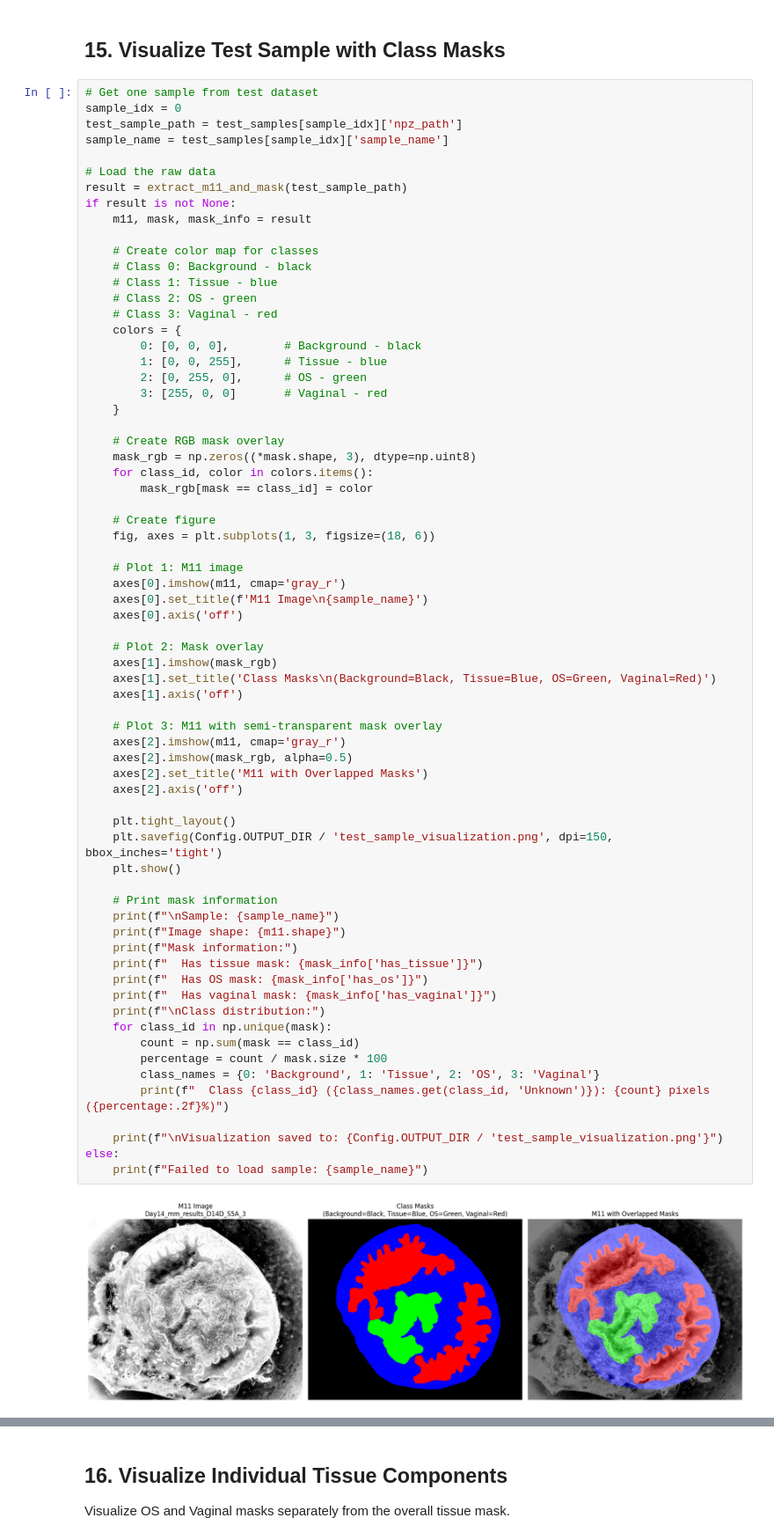
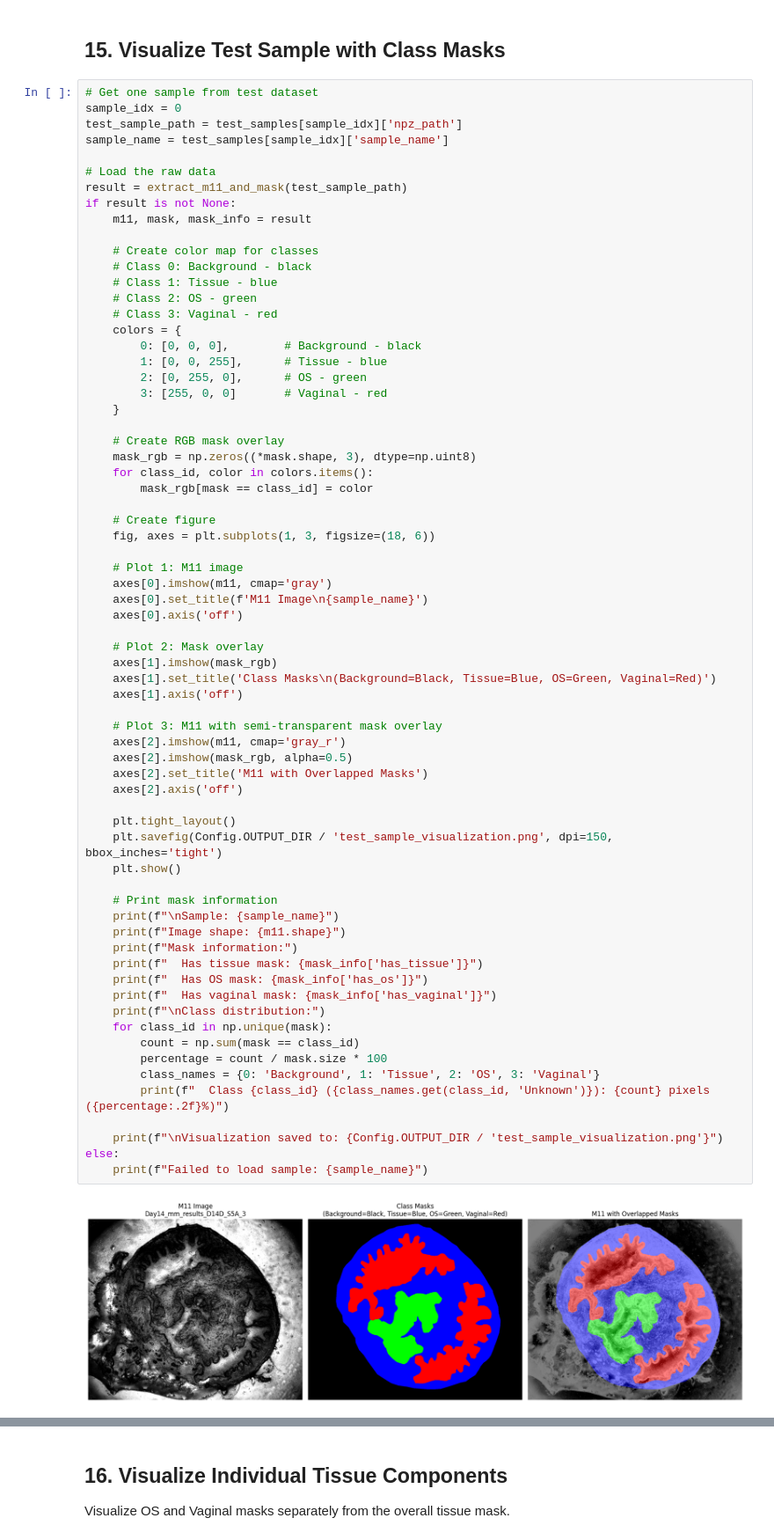
Before and after one commit to chaetries/mmTissueFilter, a Jupyter notebook: notebok/model_exploration/output_m11_transfer_learning/m11_transfer_learning.ipynb, the cells around one changed output, grey strips where cells are left out. Shown at 88% size. Drawn from its saved outputs; the diff is of its cells as text.

```diff
--- a/notebok/model_exploration/output_m11_transfer_learning/m11_transfer_learning.ipynb
+++ b/notebok/model_exploration/output_m11_transfer_learning/m11_transfer_learning.ipynb
@@ -1026,7 +1026,7 @@ if result is not None:
     fig, axes = plt.subplots(1, 3, figsize=(18, 6))
 
     # Plot 1: M11 image
-    axes[0].imshow(m11, cmap='gray_r')
+    axes[0].imshow(m11, cmap='gray')
     axes[0].set_title(f'M11 Image\n{sample_name}')
     axes[0].axis('off')
 
@@ -1036,34 +1036,34 @@ if result is not None:
     axes[1].axis('off')
 
     # Plot 3: M11 with semi-transparent mask overlay
     axes[2].imshow(m11, cmap='gray_r')
     axes[2].imshow(mask_rgb, alpha=0.5)
     axes[2].set_title('M11 with Overlapped Masks')
     axes[2].axis('off')
 
     plt.tight_layout()
     plt.savefig(Config.OUTPUT_DIR / 'test_sample_visualization.png', dpi=150, bbox_inches='tight')
     plt.show()
 
     # Print mask information
     print(f"\nSample: {sample_name}")
     print(f"Image shape: {m11.shape}")
     print(f"Mask information:")
     print(f"  Has tissue mask: {mask_info['has_tissue']}")
     print(f"  Has OS mask: {mask_info['has_os']}")
     print(f"  Has vaginal mask: {mask_info['has_vaginal']}")
     print(f"\nClass distribution:")
     for class_id in np.unique(mask):
         count = np.sum(mask == class_id)
         percentage = count / mask.size * 100
         class_names = {0: 'Background', 1: 'Tissue', 2: 'OS', 3: 'Vaginal'}
         print(f"  Class {class_id} ({class_names.get(class_id, 'Unknown')}): {count} pixels ({percentage:.2f}%)")
 
     print(f"\nVisualization saved to: {Config.OUTPUT_DIR / 'test_sample_visualization.png'}")
 else:
     print(f"Failed to load sample: {sample_name}")
 # %% [output]
-[figure, old version]
+[figure, new version]
 Sample: Day14_mm_results_D14D_S5A_3
 Image shape: (1078, 1278)
 Mask information:
```
Also changed, not shown: parts of 1 cell of this notebook, 1 other file.
